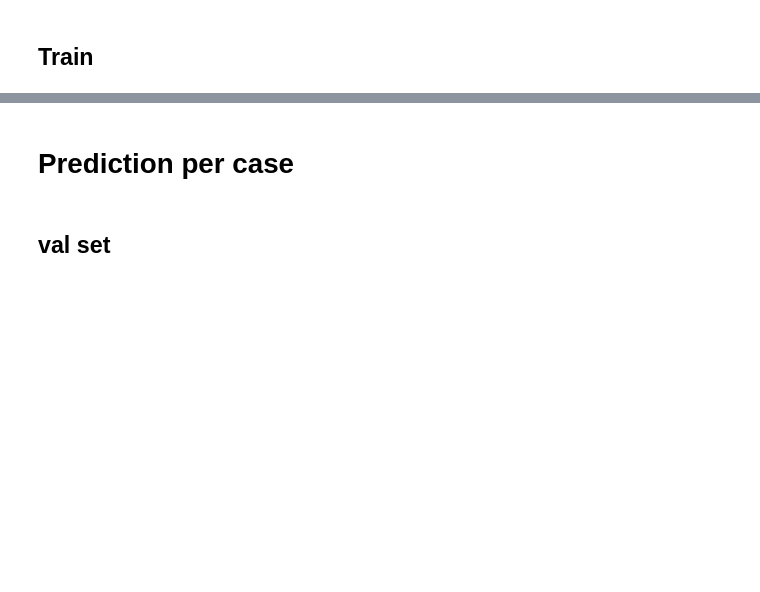
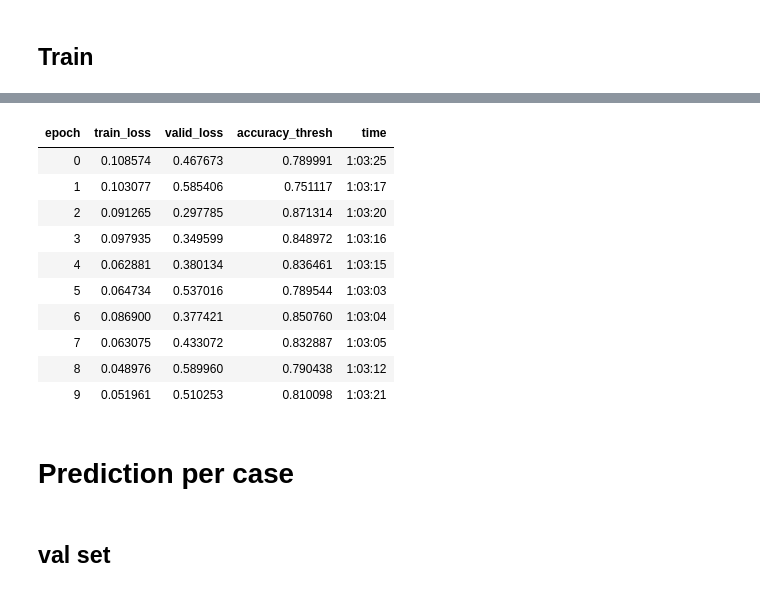
Before and after one commit to ChristophNeuner/pituitary_gland_adenomas, a Jupyter notebook: network-relapse_classification.ipynb, the cells around one changed output, grey strips where cells are left out. Cells and saved outputs as stored; diff of their text form; code cells hidden in the pictures; blank space fills up the shorter version.

```diff
--- a/network-relapse_classification.ipynb
+++ b/network-relapse_classification.ipynb
@@ -502,5 +547,19 @@ lr3 = 1e-5
 from fastai.callbacks import *
 # %%
 learner.fit_one_cycle(cyc_len=epochs_unfrozen,
-                      max_lr=slice(lr2, lr3),
-                      callbacks=[SaveModelCallback(learner, every='epoch', monitor='accuracy_thresh')])
+                      max_lr=slice(lr2, lr3))
+#learner.fit_one_cycle(cyc_len=epochs_unfrozen,
+                      #max_lr=slice(lr2, lr3),
+                      #callbacks=[SaveModelCallback(learner, every='epoch', monitor='accuracy_thresh')])
+# %% [output]
+| epoch | train_loss | valid_loss | accuracy_thresh | time |
+| 0 | 0.108574 | 0.467673 | 0.789991 | 1:03:25 |
+| 1 | 0.103077 | 0.585406 | 0.751117 | 1:03:17 |
+| 2 | 0.091265 | 0.297785 | 0.871314 | 1:03:20 |
+| 3 | 0.097935 | 0.349599 | 0.848972 | 1:03:16 |
+| 4 | 0.062881 | 0.380134 | 0.836461 | 1:03:15 |
+| 5 | 0.064734 | 0.537016 | 0.789544 | 1:03:03 |
+| 6 | 0.086900 | 0.377421 | 0.850760 | 1:03:04 |
+| 7 | 0.063075 | 0.433072 | 0.832887 | 1:03:05 |
+| 8 | 0.048976 | 0.589960 | 0.790438 | 1:03:12 |
+| 9 | 0.051961 | 0.510253 | 0.810098 | 1:03:21 |
```
Also changed, not shown: parts of 7 cells of this notebook, 1 other file.
